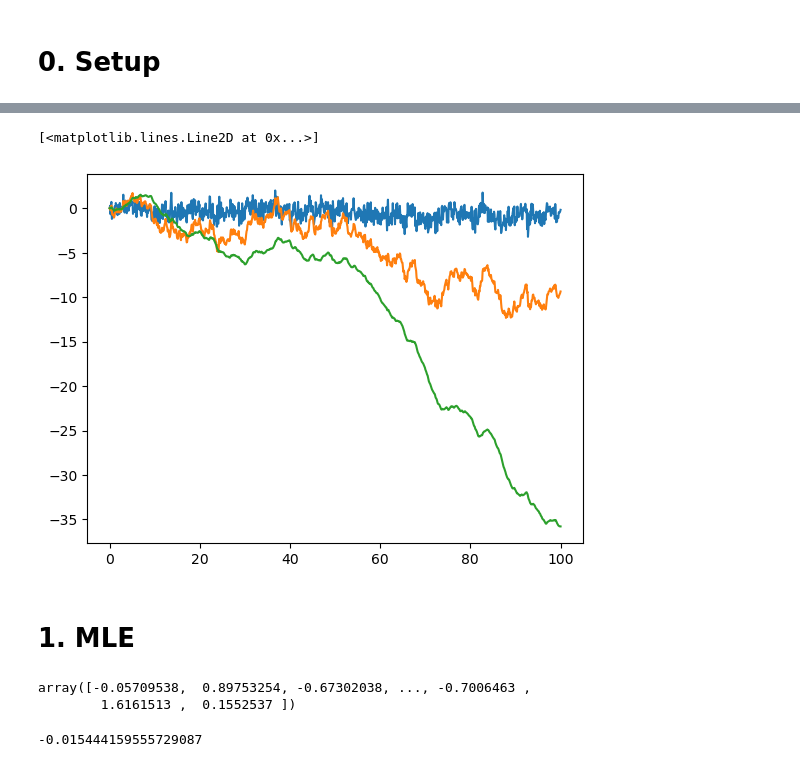
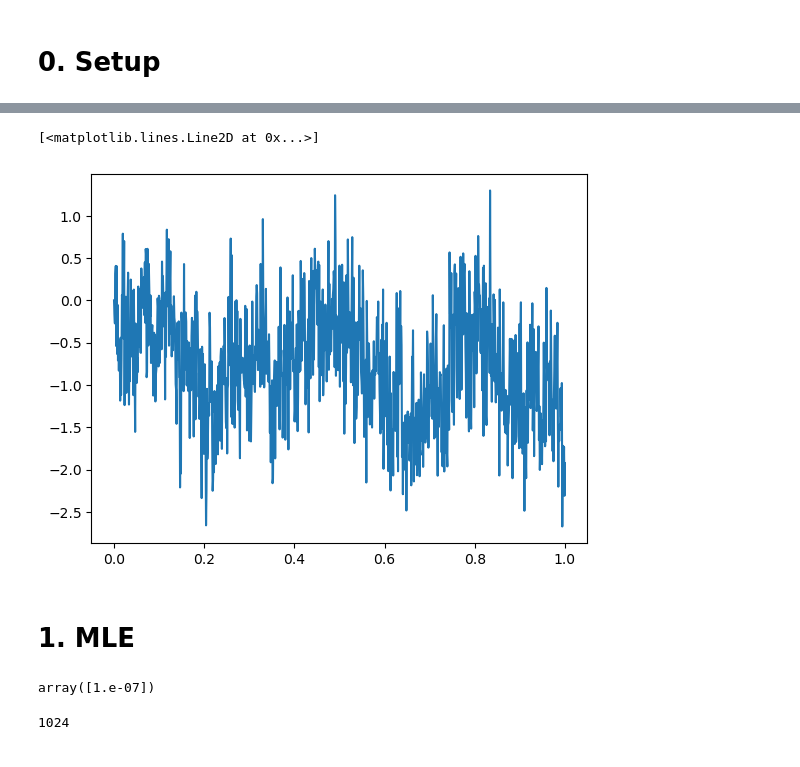
Before and after one commit to Jamjam1729/Dissertation, a Jupyter notebook: Dissertation.ipynb, the cells around one changed output, grey strips where cells are left out. Drawn from its saved outputs; the diff is of its cells as text; code cells hidden in the pictures.

```diff
--- a/Dissertation.ipynb
+++ b/Dissertation.ipynb
@@ -8,38 +44,9 @@ from matplotlib import pyplot as plt
 # %%
-### Helper functions
-
-def is_square(m):
-    assert m.shape[0] == m.shape[1]
-
-def covariance_correct(m, n_steps):
-    assert m.shape[0] == n_steps
-
-
-def covariance_calc(n_steps, T, H, k):
-    #Calculation derived in dissertation. Absolute needed only for case where k = 0
-
-    return 0.5\
-        * (abs(k - 1) ** (2 * H)\
-         + (k + 1) ** (2 * H)\
-         - 2 * (k ** (2 * H)))
-
-def construct_covariance_matrix(n_steps, T, H):
-    m = np.zeros([n_steps , n_steps])
-    k = np.arange(0, n_steps, 1)
-    m[:, 0] = covariance_calc(n_steps, T, H, k)
-
-    for i in range(1, n_steps):
-        m[i:, i] = m[i-1:-1, i-1]
-
-    m = np.tril(m) + np.triu(m.T, 1)
-    return m
-
 def simulate_fbm(n_sims, n_steps, T, H):
 
-    rng = np.random.default_rng(seed = 42)
+    rng = np.random.default_rng(seed = 1729)
 
-    cov_mat = construct_covariance_matrix(n_steps, T, H)
-    delta_t = T / n_steps
+    cov_mat = get_covariance_matrix(n_steps, H)
     L = np.linalg.cholesky(cov_mat)
 
     variates = rng.normal(loc = 0, scale = 1, size = [n_sims, n_steps])
@@ -53,18 +60,18 @@ def simulate_fbm(n_sims, n_steps, T, H):
     return B * (T/n_steps) ** (H)
 # %%
 n_steps = 1024
-T = 100
+T = 1
 
 span = np.linspace(0, T, n_steps + 1)
 
 out = simulate_fbm(1, n_steps, T, 0.05)
 plt.plot(span, out.T)
 
-out = simulate_fbm(1, n_steps, T, 0.5)
-plt.plot(span, out.T)
+#out = simulate_fbm(1, n_steps, T, 0.5)
+#plt.plot(span, out.T)
 
-out = simulate_fbm(1, n_steps, T, 0.95)
-plt.plot(span, out.T)
+#out = simulate_fbm(1, n_steps, T, 0.95)
+#plt.plot(span, out.T)
 # %% [output]
 Intel MKL WARNING: Support of Intel(R) Streaming SIMD Extensions 4.2 (Intel(R) SSE4.2) enabled only processors has been deprecated. Intel oneAPI Math Kernel Library 2025.0 will require Intel(R) Advanc ...
 Intel MKL WARNING: Support of Intel(R) Streaming SIMD Extensions 4.2 (Intel(R) SSE4.2) enabled only processors has been deprecated. Intel oneAPI Math Kernel Library 2025.0 will require Intel(R) Advanc ...
@@ -82,8 +89,8 @@ Intel MKL WARNING: Support of Intel(R) Streaming SIMD Extensions 4.2 (Intel(R) S
 Intel MKL WARNING: Support of Intel(R) Streaming SIMD Extensions 4.2 (Intel(R) SSE4.2) enabled only processors has been deprecated. Intel oneAPI Math Kernel Library 2025.0 will require Intel(R) Advanc ...
 Intel MKL WARNING: Support of Intel(R) Streaming SIMD Extensions 4.2 (Intel(R) SSE4.2) enabled only processors has been deprecated. Intel oneAPI Math Kernel Library 2025.0 will require Intel(R) Advanc ...
 Intel MKL WARNING: Support of Intel(R) Streaming SIMD Extensions 4.2 (Intel(R) SSE4.2) enabled only processors has been deprecated. Intel oneAPI Math Kernel Library 2025.0 will require Intel(R) Advanc ...
 Intel MKL WARNING: Support of Intel(R) Streaming SIMD Extensions 4.2 (Intel(R) SSE4.2) enabled only processors has been deprecated. Intel oneAPI Math Kernel Library 2025.0 will require Intel(R) Advanc ...
 [<matplotlib.lines.Line2D at 0x...>]
-[figure, old version]
+[figure, new version]
 # %% [markdown]
 # 1. MLE
@@ -90,9 +126,9 @@ Intel MKL WARNING: Support of Intel(R) Streaming SIMD Extensions 4.2 (Intel(R) S
+# %%
+max_MLE(x, 0.5)
+# %% [output]
+array([1.e-07])
 # %%
-np.loadtxt('/Users/james.male/Dissertation/fBMPath2.txt')
+sample_fbm = np.loadtxt('/Users/james.male/Dissertation/fBMPath2.txt')
+sample_fbm.shape[0]
 # %% [output]
-array([-0.05709538,  0.89753254, -0.67302038, ..., -0.7006463 ,
-        1.6161513 ,  0.1552537 ])
+1024
-# %%
-4 ** 0.1 + 6 ** 0.1 - 2 * 5 ** 0.1
-# %% [output]
--0.015444159555729087
```
Also changed, not shown: parts of 10 cells of this notebook.
